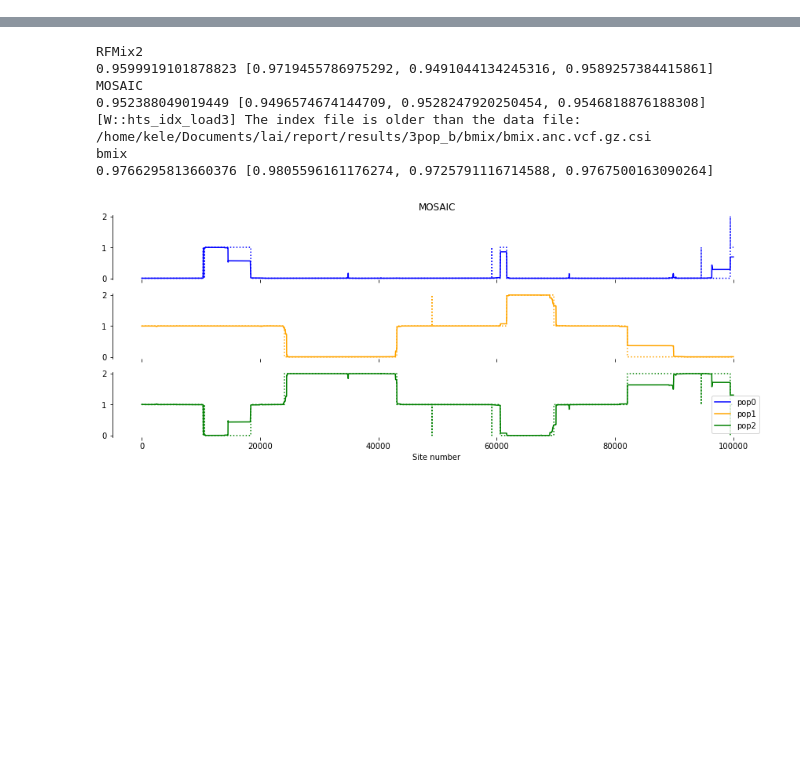
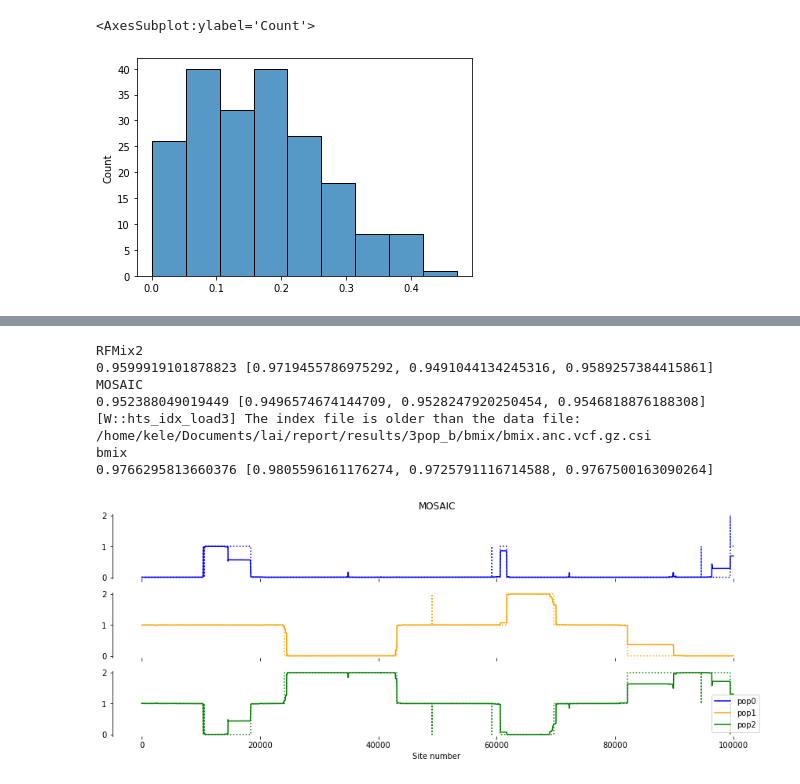
Before and after one commit to rwaples/lai-sim, a Jupyter notebook: workflow/notebooks/debug ancestry dosage Qscore.ipynb, the cells around one changed output, grey strips where cells are left out. Cells and saved outputs as stored; diff of their text form; code cells hidden in the pictures; blank space fills up the shorter version.

```diff
--- a/workflow/notebooks/debug ancestry dosage.ipynb
+++ b/workflow/notebooks/debug ancestry dosage Qscore.ipynb
@@ -154,0 +263,5 @@ def plot_ancestry_dosage(pred_dosage, start_index, n_anc, reference_dosage=None,
+# %%
+sns.histplot(q0)
+# %% [output]
+<AxesSubplot:ylabel='Count'>
+[figure, added]
```
Also changed, not shown: parts of 34 cells of this notebook, 4 other files.
